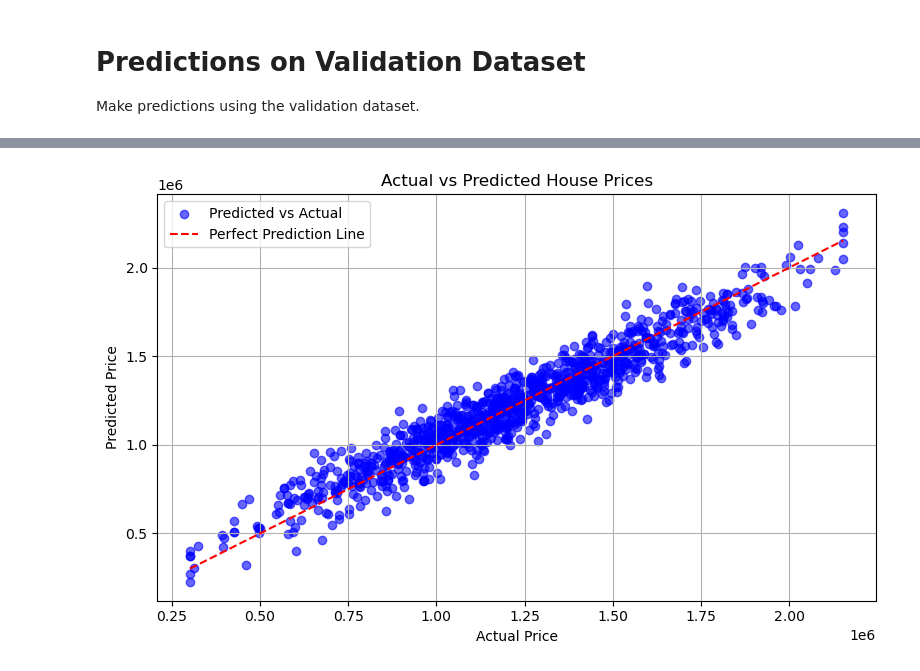
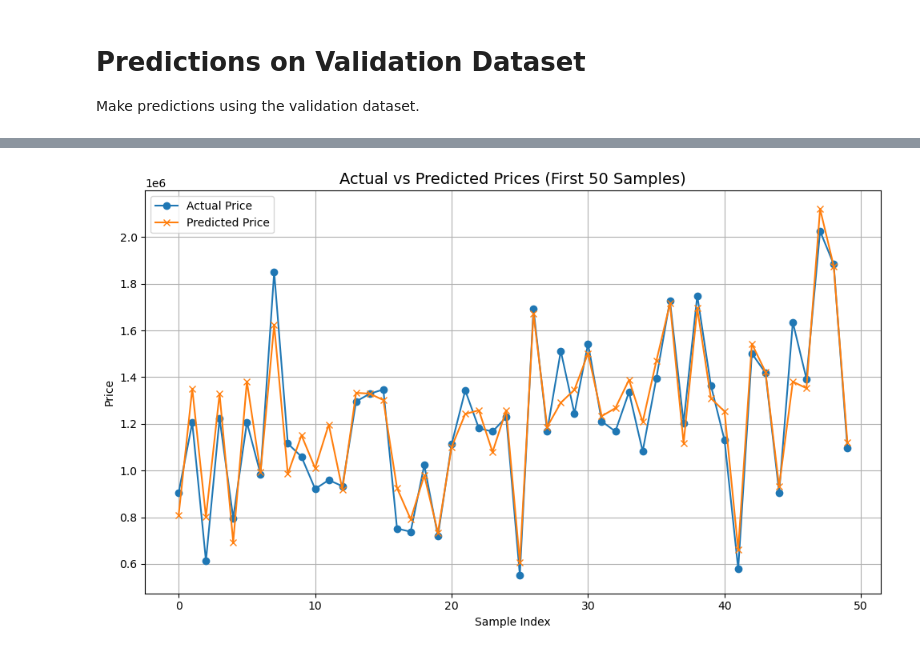
Before and after one commit to RuqayaAli/ML_repo, a Jupyter notebook: ML_Project_Tamplet/ML_Project.ipynb, the cells around one changed output, grey strips where cells are left out. Drawn from its saved outputs; the diff is of its cells as text; code cells hidden in the pictures.

```diff
--- a/ML_Project_Tamplet/ML_Project.ipynb
+++ b/ML_Project_Tamplet/ML_Project.ipynb
@@ -856,13 +888,33 @@ Make predictions using the validation dataset.
 # %%
+# Create a validation dataset from your existing data
+df_val = df.sample(frac=0.2, random_state=42).copy()
 
-# Prediction (Validation Set)
-y_pred = stack_model.predict(X_test[selected_features])
+# --- STEP: Predictions on Validation Dataset ---
+features_val = df_val.select_dtypes(include=['float64', 'int64']).drop(columns=['Price'])
+scaled_val = scaler.transform(features_val)
 
+df_val_scaled = pd.DataFrame(scaled_val, columns=features.columns)
+X_val_selected = df_val_scaled[selected_features]
+
+# Predict using trained LinearRegression model
+y_val_pred = model.predict(X_val_selected)
+y_val_true = df_val['Price'].values  # actual prices
+
+# Evaluation metrics
+val_mse = mean_squared_error(y_val_true, y_val_pred)
+val_r2 = r2_score(y_val_true, y_val_pred)
+
+print("\n📊 Validation Set Evaluation:")
+print(f"Validation MSE: {val_mse:.2f}")
+print(f"Validation R²: {val_r2:.4f}")
+
+# --- Comparison Table: Actual vs Predicted ---
 comparison_df = pd.DataFrame({
-    'Actual Price': y_test.values,
-    'Predicted Price': y_pred
+    'Actual Price': y_val_true,
+    'Predicted Price': y_val_pred,
+    'Absolute Error': abs(y_val_true - y_val_pred)
 })
 
-print("\n Comparision between Actual Price & predicted Price:")
+print("\n📋 Comparison between Actual and Predicted Prices (First 10 rows):")
 print(comparison_df.head(10))
 # %% [output]
@@ -881,17 +937,16 @@ print(comparison_df.head(10))
-# %%
-import matplotlib.pyplot as plt
-
-
-plt.figure(figsize=(8, 5))
-plt.scatter(y_test, y_pred, alpha=0.6, color='blue', label='Predicted vs Actual')
-plt.plot([y_test.min(), y_test.max()], [y_test.min(), y_test.max()], '--r', label='Perfect Prediction Line')
-
-plt.title("Actual vs Predicted House Prices")
-plt.xlabel("Actual Price")
-plt.ylabel("Predicted Price")
-plt.legend()
-plt.grid(True)
-plt.tight_layout()
-plt.show()
-# %% [output]
-[figure, removed]
+# %%
+import matplotlib.pyplot as plt
+
+# Plot Actual vs Predicted Prices
+plt.figure(figsize=(10, 6))
+plt.plot(y_val_true[:50], label='Actual Price', marker='o')
+plt.plot(y_val_pred[:50], label='Predicted Price', marker='x')
+plt.title('Actual vs Predicted Prices (First 50 Samples)', fontsize=14)
+plt.xlabel('Sample Index')
+plt.ylabel('Price')
+plt.legend()
+plt.grid(True)
+plt.tight_layout()
+plt.show()
+# %% [output]
+[figure, added]
```
Also changed, not shown: parts of 7 cells of this notebook.
